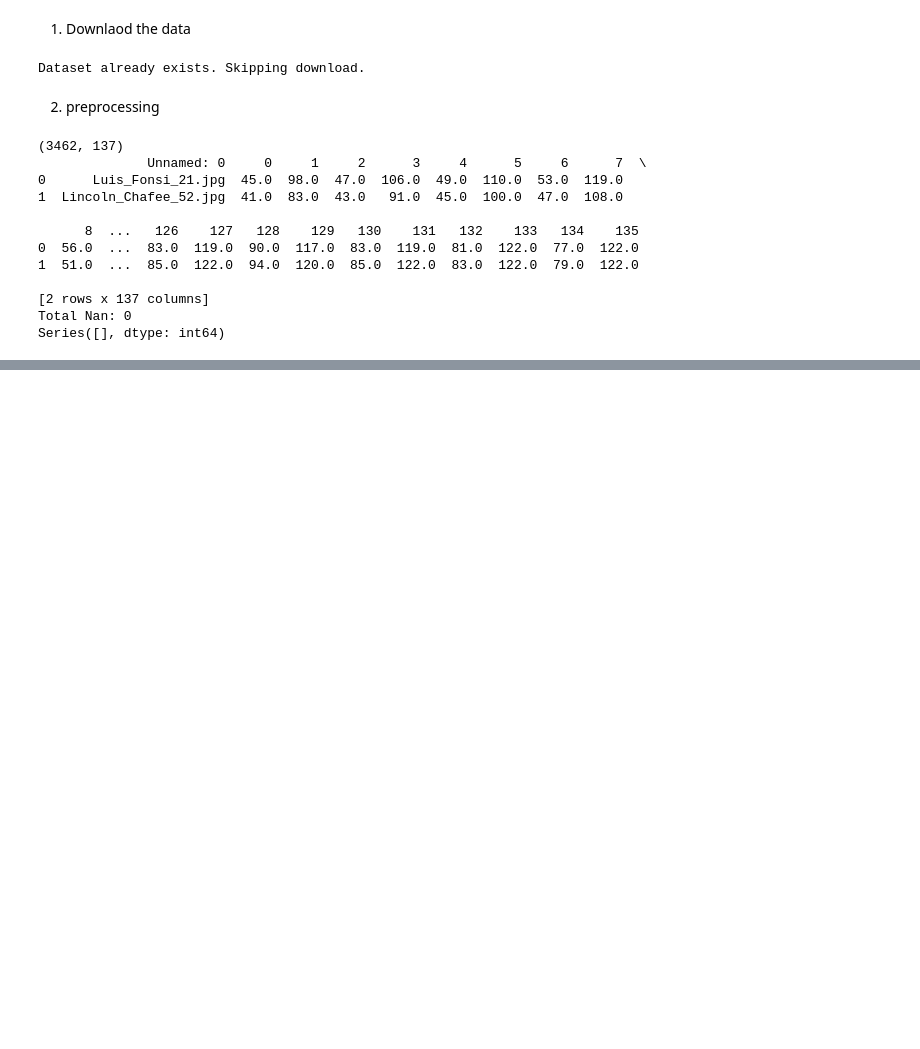
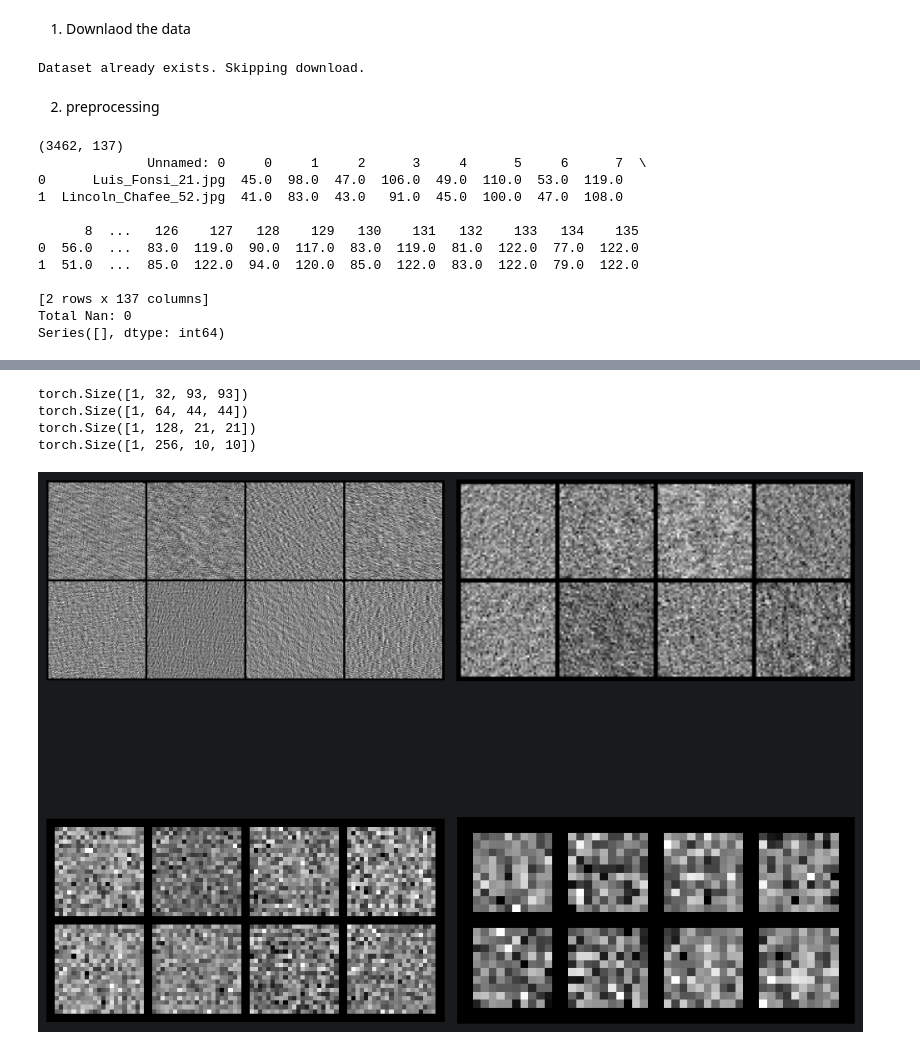
Before and after one commit to CKH-010/facial-keypoint-detection, a Jupyter notebook: Main.ipynb, the cells around one changed output, grey strips where cells are left out. Drawn from its saved outputs; the diff is of its cells as text; code cells hidden in the pictures; blank space fills up the shorter version.

Commit message:
Add Mech Interp forward hooks and feature map visualization

```diff
--- a/Main.ipynb
+++ b/Main.ipynb
@@ -29,0 +59,33 @@ Series([], dtype: int64)
+# %%
+features = extract_features()
+for f in features:
+    print(f.shape)
+# %% [output]
+torch.Size([1, 32, 93, 93])
+torch.Size([1, 64, 44, 44])
+torch.Size([1, 128, 21, 21])
+torch.Size([1, 256, 10, 10])
+# %%
+import matplotlib.pyplot as plt
+from torchvision.utils import make_grid
+
+fig, axes = plt.subplots(2, 2, figsize=(10, 10))
+
+for ax, feature in zip(axes.flat, features):
+    # Treat the first 8 channels as 8 single-channel images.
+    channel_maps = feature.detach()[0, :8].unsqueeze(1)  # [8, 1, H, W]
+    grid = make_grid(
+        channel_maps,
+        nrow=4,
+        normalize=True,
+        scale_each=True,
+        padding=2,
+    )
+
+    ax.imshow(grid.permute(1, 2, 0).cpu().numpy())  # CHW -> HWC
+    ax.axis("off")
+
+plt.tight_layout()
+plt.show()
+# %% [output]
+[figure, added]
```
Also changed, not shown: parts of 4 cells of this notebook, 1 other file.
